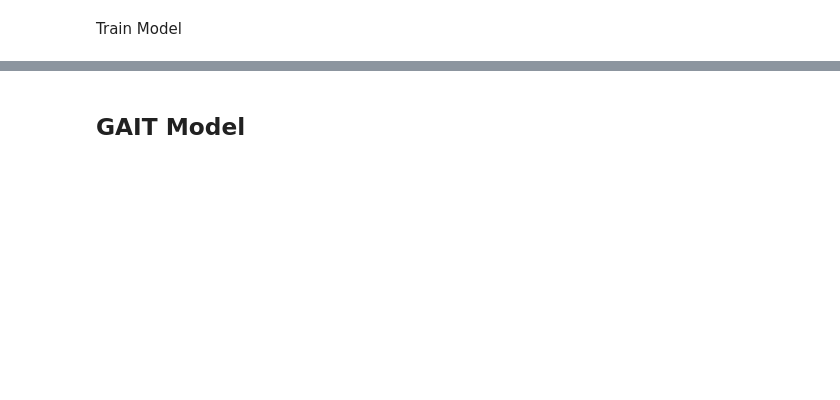
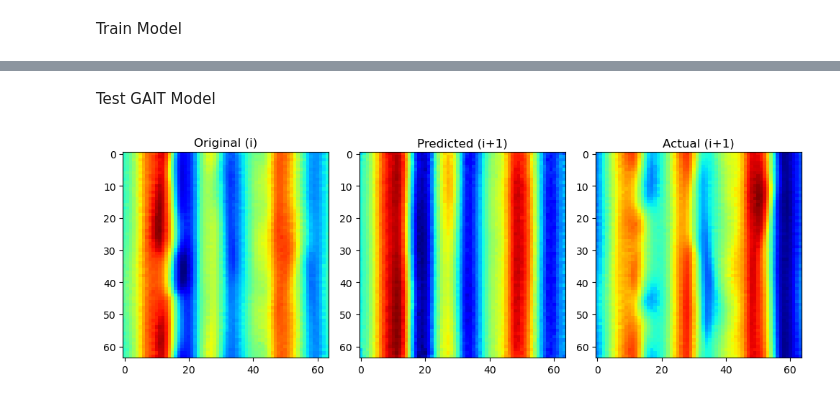
Before and after one commit to iangill11/MLuSHrooM, a Jupyter notebook: model/model.ipynb, the cells around one changed output, grey strips where cells are left out. Saved outputs shown, nothing was run; the diff lists cells and outputs as text; code cells hidden in the pictures; blank space fills up the shorter version.

```diff
--- a/model/model.ipynb
+++ b/model/model.ipynb
@@ -496,2 +645,40 @@ torch.save(model.state_dict(), 'CVAE_model.pth')
+# %%
+# combine the CVAE and DNN models
+class GAIT(nn.Module):
+    def __init__(self, cvae, dnn):
+        super(GAIT, self).__init__()
+        self.cvae = cvae
+        self.dnn = dnn
+
+    def forward(self, x):
+        mu, logvar = self.cvae.encoder(x)
+        z = self.cvae.reparameterize(mu, logvar)
+        z_pred = self.dnn(z)
+        return self.cvae.decoder(z_pred), mu, logvar, z
 # %% [markdown]
-## GAIT Model
+Test GAIT Model
+# %%
+# test GAIT
+gait = GAIT(model, dnnmodel)
+
+# make prediction
+it = 20
+gait.eval()
+with torch.no_grad():
+    pred, mu, logvar, z = gait(first_batch)
+
+    # compare original and predicted on same subplot
+    fig, ax = plt.subplots(1, 3)
+    # set size to 10x5
+    fig.set_size_inches(10, 5)
+    ax[0].imshow(first_batch[it].squeeze(), cmap='jet')
+    ax[0].set_title('Original (i)')
+    ax[1].imshow(pred[it].squeeze().detach().numpy(), cmap='jet')
+    ax[1].set_title('Predicted (i+1)')
+    ax[2].imshow(first_batch[it+1].squeeze(), cmap='jet')
+    ax[2].set_title('Actual (i+1)')
+    # set tight layout
+    plt.tight_layout()
+    plt.show()
+# %% [output]
+[figure, added]
```
Also changed, not shown: parts of 27 cells of this notebook, 3 other files.
